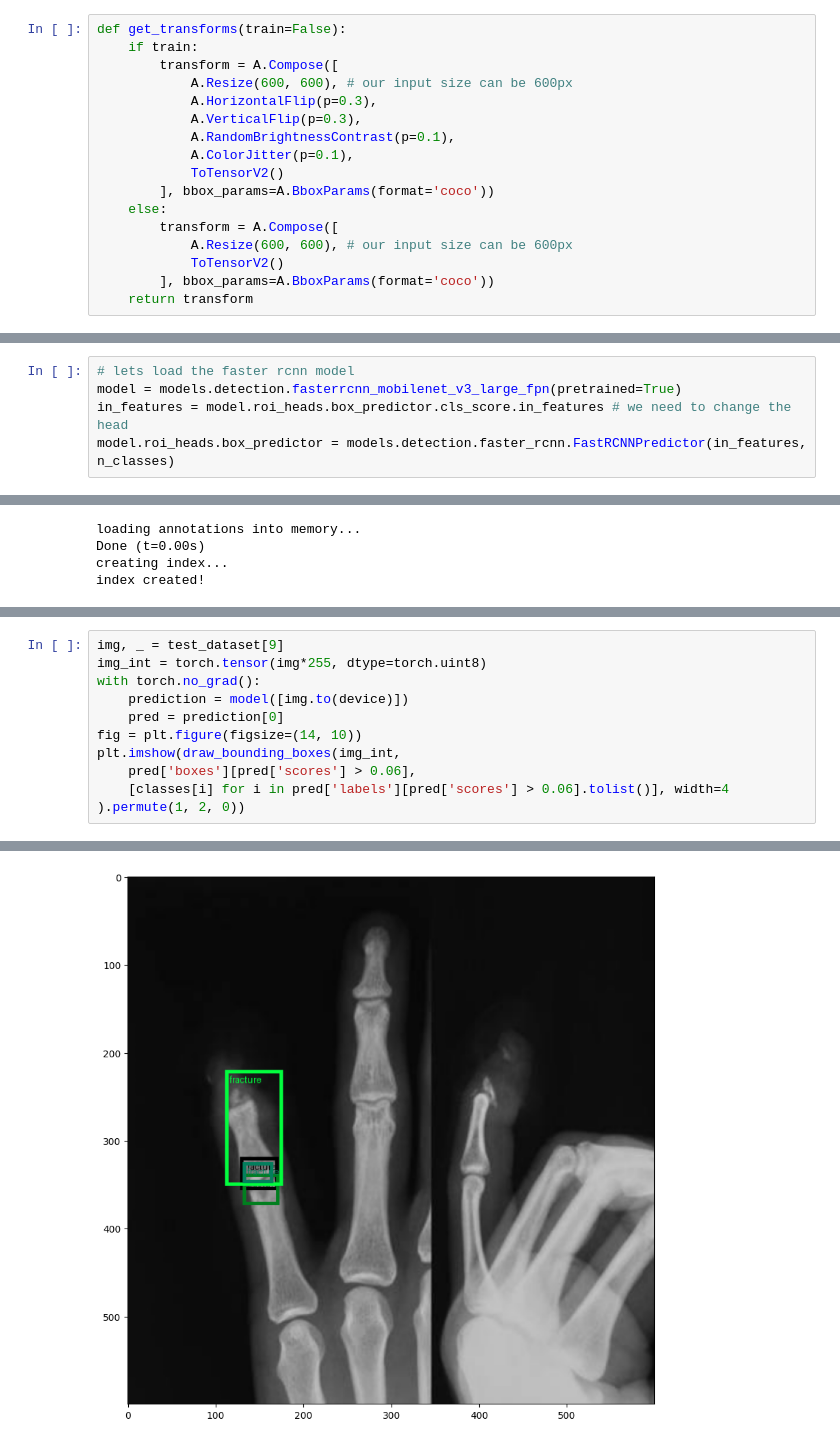
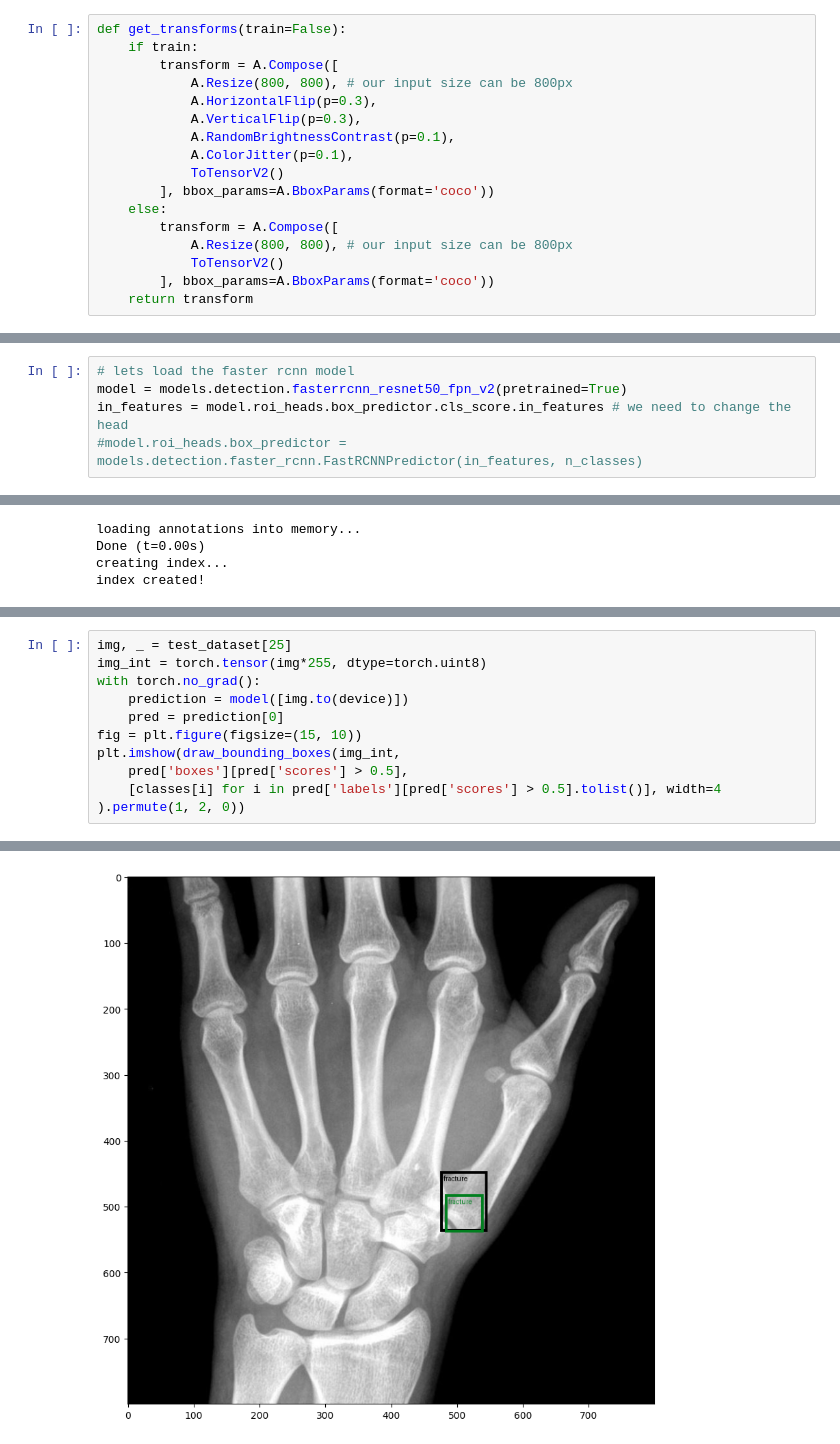
Before and after one commit to bacngv/Faster-R-CNN-in-Bone-Fracture-Detection, a Jupyter notebook: Faster-RCNN.ipynb, the cells around one changed output, grey strips where cells are left out. Cells and saved outputs as stored; diff of their text form.

```diff
--- a/Faster-RCNN.ipynb
+++ b/Faster-RCNN.ipynb
@@ -95,7 +75,7 @@ We use albumentations as our data augmentation library due to its capability to
 def get_transforms(train=False):
     if train:
         transform = A.Compose([
-            A.Resize(600, 600), # our input size can be 600px
+            A.Resize(800, 800), # our input size can be 800px
             A.HorizontalFlip(p=0.3),
             A.VerticalFlip(p=0.3),
             A.RandomBrightnessContrast(p=0.1),
@@ -104,7 +84,7 @@ def get_transforms(train=False):
         ], bbox_params=A.BboxParams(format='coco'))
     else:
         transform = A.Compose([
-            A.Resize(600, 600), # our input size can be 600px
+            A.Resize(800, 800), # our input size can be 800px
             ToTensorV2()
         ], bbox_params=A.BboxParams(format='coco'))
     return transform
@@ -217,5 +195,5 @@ Our model is FasterRCNN with a backbone of `MobileNetV3-Large`. We need to chang
 # %%
 # lets load the faster rcnn model
-model = models.detection.fasterrcnn_mobilenet_v3_large_fpn(pretrained=True)
+model = models.detection.fasterrcnn_resnet50_fpn_v2(pretrained=True)
 in_features = model.roi_heads.box_predictor.cls_score.in_features # we need to change the head
-model.roi_heads.box_predictor = models.detection.faster_rcnn.FastRCNNPredictor(in_features, n_classes)
+#model.roi_heads.box_predictor = models.detection.faster_rcnn.FastRCNNPredictor(in_features, n_classes)
@@ -343,14 +341,14 @@ index created!
 # %%
-img, _ = test_dataset[9]
+img, _ = test_dataset[25]
 img_int = torch.tensor(img*255, dtype=torch.uint8)
 with torch.no_grad():
     prediction = model([img.to(device)])
     pred = prediction[0]
-fig = plt.figure(figsize=(14, 10))
+fig = plt.figure(figsize=(15, 10))
 plt.imshow(draw_bounding_boxes(img_int,
-    pred['boxes'][pred['scores'] > 0.06],
-    [classes[i] for i in pred['labels'][pred['scores'] > 0.06].tolist()], width=4
+    pred['boxes'][pred['scores'] > 0.5],
+    [classes[i] for i in pred['labels'][pred['scores'] > 0.5].tolist()], width=4
 ).permute(1, 2, 0))
 # %% [output]
 <matplotlib.image.AxesImage at 0x...>
-[figure, old version]
+[figure, new version]
```
Also changed, not shown: parts of 9 cells of this notebook.
